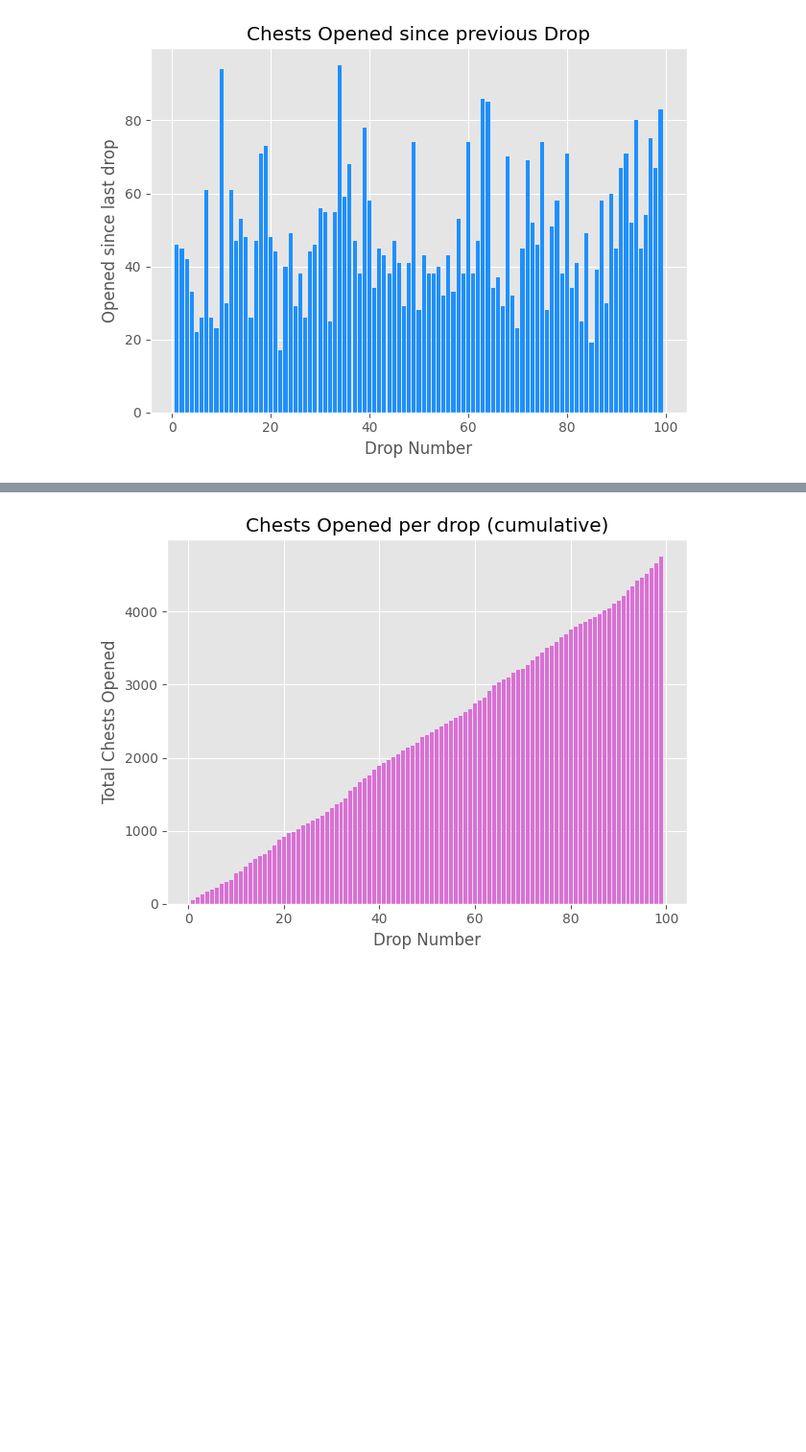
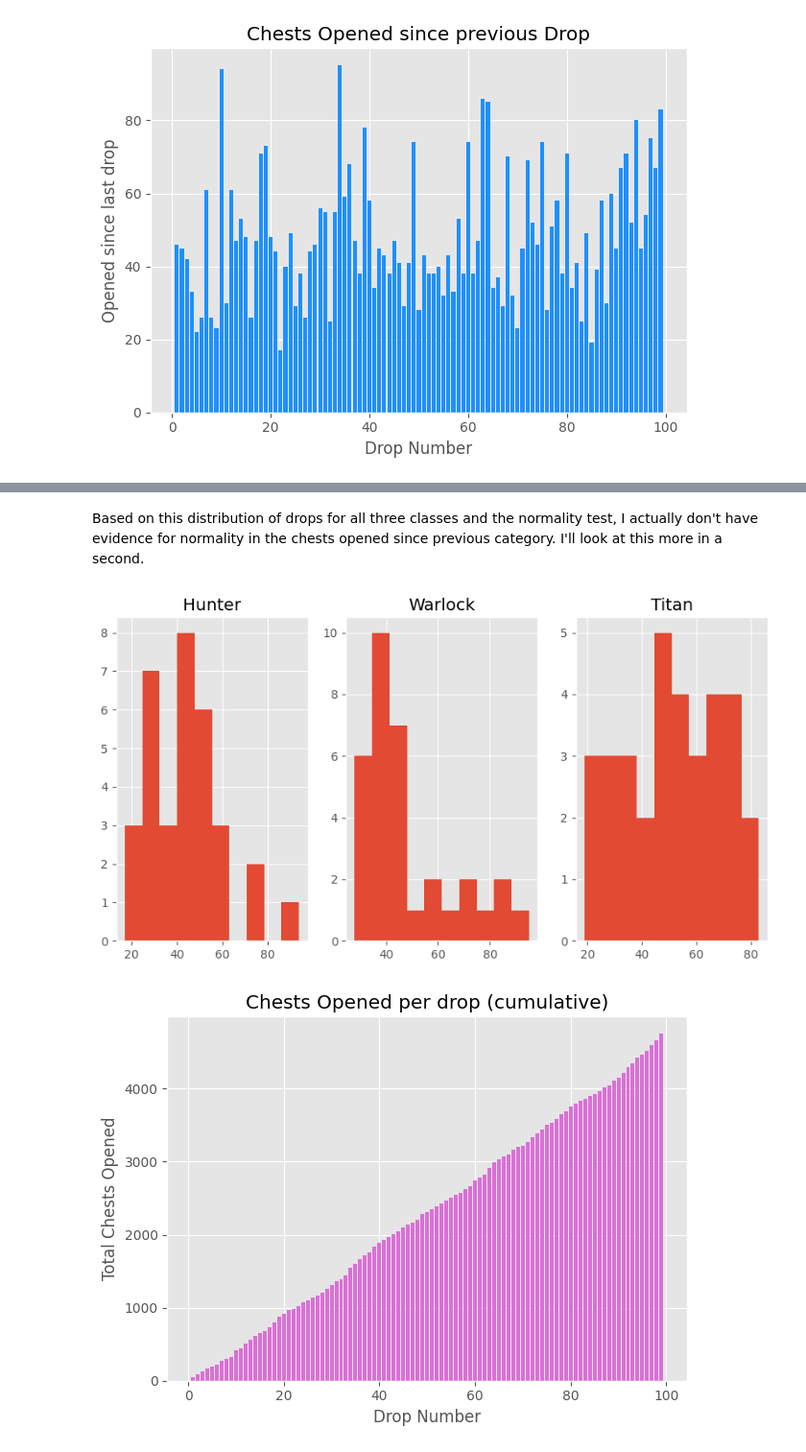
Before and after one commit to finnleyautumn/exotic_class_item_farm, a Jupyter notebook: d2_exotic_farm.ipynb, the cells around one changed output, grey strips where cells are left out. Shown: that part at 96% size. Saved outputs shown, nothing was run; the diff lists cells and outputs as text; code cells hidden in the pictures; blank space fills up the shorter version.

```diff
--- a/d2_exotic_farm.ipynb
+++ b/d2_exotic_farm.ipynb
@@ -264,3 +284,18 @@ plt.show()
+# %% [markdown]
+Based on this distribution of drops for all three classes and the normality test, I actually don't have evidence for normality in the chests opened since previous category. I'll look at this more in a second.
+# %%
+fig,ax=plt.subplots(1,3, figsize=(10,5), )
+for pc in world_chests.player_class.unique():
+    temp = world_chests[world_chests.player_class == pc]
+
+    ind = list(world_chests.player_class.unique()).index(pc)
+
+    ax[ind].hist(temp.opened_since_previous_drop)
+
+    ax[ind].set_title(pc.title())
+plt.show()
+# %% [output]
+[figure, added]
 # %%
 fig,ax = plt.subplots(1,1, tight_layout=True)
 ax.bar(world_chests.drop_no, world_chests.total_chests, color = 'orchid')
```
Also changed, not shown: parts of 18 cells of this notebook.
